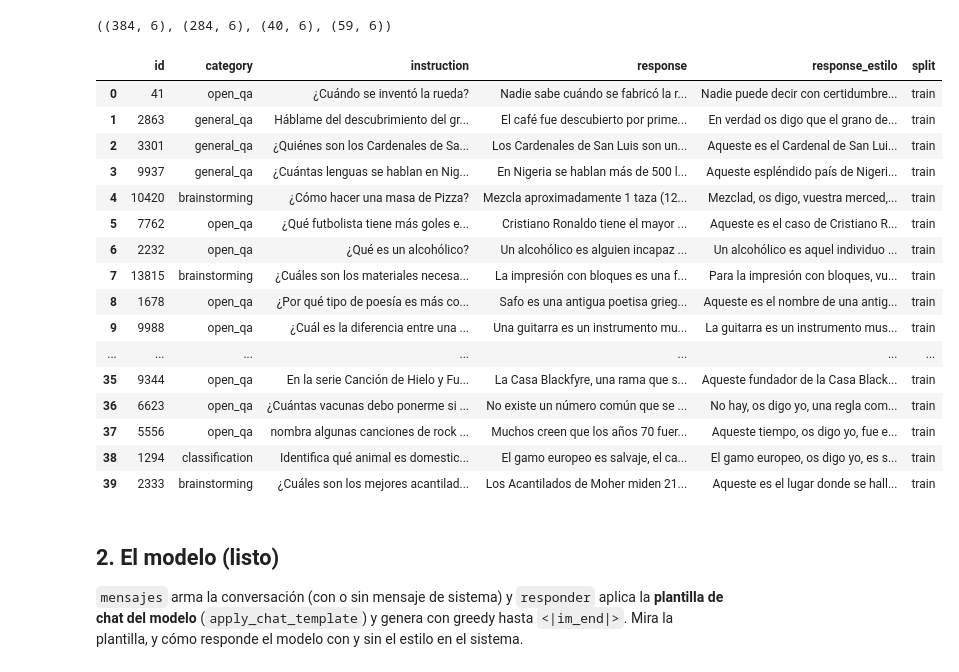
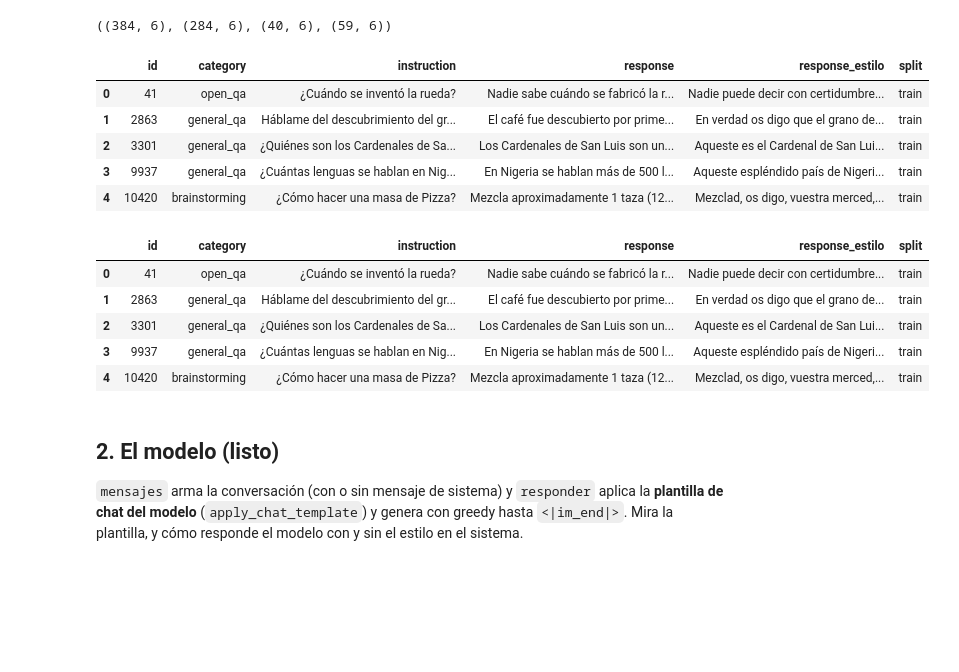
Before and after one commit to andres22feli/si7011-AgudeloOrtega-GarnicaBohorquez, a Jupyter notebook: evento3/sesion_06_6_integrador_estilo_llm.ipynb, the cells around one changed output. Drawn from its saved outputs; the diff is of its cells as text; code cells hidden in the pictures; blank space fills up the shorter version.

```diff
--- a/evento3/sesion_06_6_integrador_estilo_llm.ipynb
+++ b/evento3/sesion_06_6_integrador_estilo_llm.ipynb
@@ -116,26 +117,24 @@ respuestas de entrenamiento con algún giro de la época: 100% (Dolly original:
 df.shape, train.shape, val.shape, test.shape
 # %% [output]
 ((384, 6), (284, 6), (40, 6), (59, 6))
+# %%
+df.head()
+# %% [output]
+|  | id | category | instruction | response | response_estilo | split |
+| 0 | 41 | open_qa | ¿Cuándo se inventó la rueda? | Nadie sabe cuándo se fabricó la r... | Nadie puede decir con certidumbre... | train |
+| 1 | 2863 | general_qa | Háblame del descubrimiento del gr... | El café fue descubierto por prime... | En verdad os digo que el grano de... | train |
+| 2 | 3301 | general_qa | ¿Quiénes son los Cardenales de Sa... | Los Cardenales de San Luis son un... | Aqueste es el Cardenal de San Lui... | train |
+| 3 | 9937 | general_qa | ¿Cuántas lenguas se hablan en Nig... | En Nigeria se hablan más de 500 l... | Aqueste espléndido país de Nigeri... | train |
+| 4 | 10420 | brainstorming | ¿Cómo hacer una masa de Pizza? | Mezcla aproximadamente 1 taza (12... | Mezclad, os digo, vuestra merced,... | train |
 # %%
-val
+val.head()
 # %% [output]
 |  | id | category | instruction | response | response_estilo | split |
 | 0 | 41 | open_qa | ¿Cuándo se inventó la rueda? | Nadie sabe cuándo se fabricó la r... | Nadie puede decir con certidumbre... | train |
 | 1 | 2863 | general_qa | Háblame del descubrimiento del gr... | El café fue descubierto por prime... | En verdad os digo que el grano de... | train |
 | 2 | 3301 | general_qa | ¿Quiénes son los Cardenales de Sa... | Los Cardenales de San Luis son un... | Aqueste es el Cardenal de San Lui... | train |
 | 3 | 9937 | general_qa | ¿Cuántas lenguas se hablan en Nig... | En Nigeria se hablan más de 500 l... | Aqueste espléndido país de Nigeri... | train |
 | 4 | 10420 | brainstorming | ¿Cómo hacer una masa de Pizza? | Mezcla aproximadamente 1 taza (12... | Mezclad, os digo, vuestra merced,... | train |
-| 5 | 7762 | open_qa | ¿Qué futbolista tiene más goles e... | Cristiano Ronaldo tiene el mayor ... | Aqueste es el caso de Cristiano R... | train |
-| 6 | 2232 | open_qa | ¿Qué es un alcohólico? | Un alcohólico es alguien incapaz ... | Un alcohólico es aquel individuo ... | train |
-| 7 | 13815 | brainstorming | ¿Cuáles son los materiales necesa... | La impresión con bloques es una f... | Para la impresión con bloques, vu... | train |
-| 8 | 1678 | open_qa | ¿Por qué tipo de poesía es más co... | Safo es una antigua poetisa grieg... | Aqueste es el nombre de una antig... | train |
-| 9 | 9988 | open_qa | ¿Cuál es la diferencia entre una ... | Una guitarra es un instrumento mu... | La guitarra es un instrumento mus... | train |
-| ... | ... | ... | ... | ... | ... | ... |
-| 35 | 9344 | open_qa | En la serie Canción de Hielo y Fu... | La Casa Blackfyre, una rama que s... | Aqueste fundador de la Casa Black... | train |
-| 36 | 6623 | open_qa | ¿Cuántas vacunas debo ponerme si ... | No existe un número común que se ... | No hay, os digo yo, una regla com... | train |
-| 37 | 5556 | open_qa | nombra algunas canciones de rock ... | Muchos creen que los años 70 fuer... | Aqueste tiempo, os digo yo, fue e... | train |
-| 38 | 1294 | classification | Identifica qué animal es domestic... | El gamo europeo es salvaje, el ca... | El gamo europeo, os digo yo, es s... | train |
-| 39 | 2333 | brainstorming | ¿Cuáles son los mejores acantilad... | Los Acantilados de Moher miden 21... | Aqueste es el lugar donde se hall... | train |
 # %% [markdown]
 ## 2. El modelo (listo)
 `mensajes` arma la conversación (con o sin mensaje de sistema) y `responder` aplica la **plantilla de chat del modelo** (`apply_chat_template`) y genera con greedy hasta `<|im_end|>`. Mira la plantilla, y cómo responde el modelo con y sin el estilo en el sistema.
```
Also changed, not shown: parts of 2 cells of this notebook.
